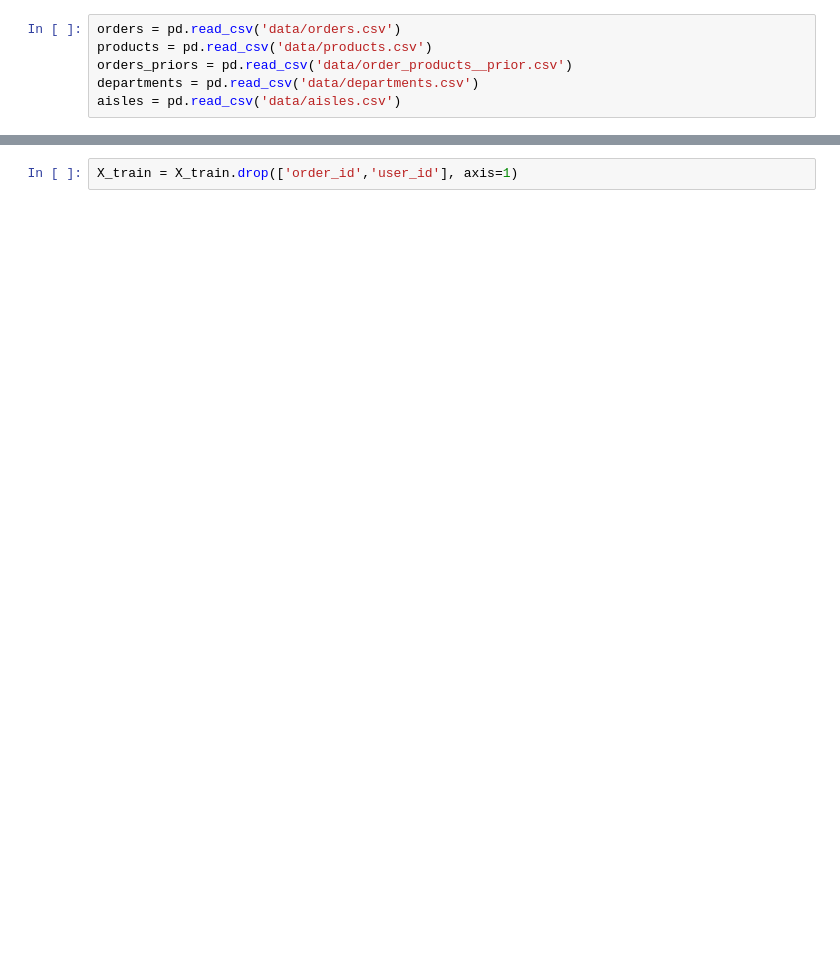
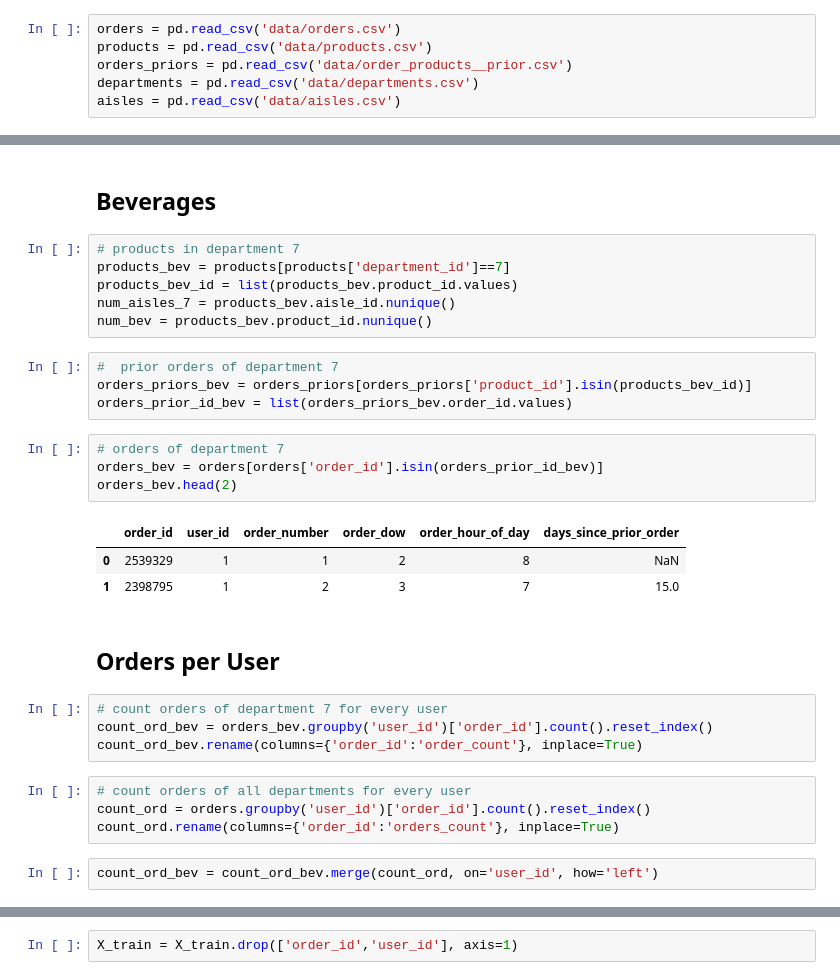
Before and after one commit to vasiach/DataScienceWeb, a Jupyter notebook: datachallenge.ipynb, the cells around one changed output, grey strips where cells are left out. Drawn from its saved outputs; the diff is of its cells as text; blank space fills up the shorter version.

```diff
--- a/datachallenge.ipynb
+++ b/datachallenge.ipynb
@@ -136,0 +37,32 @@ X_train = X_train.fillna(0.0)
+# %% [markdown]
+## Beverages
+# %%
+# products in department 7
+products_bev = products[products['department_id']==7]
+products_bev_id = list(products_bev.product_id.values)
+num_aisles_7 = products_bev.aisle_id.nunique()
+num_bev = products_bev.product_id.nunique()
+# %%
+#  prior orders of department 7
+orders_priors_bev = orders_priors[orders_priors['product_id'].isin(products_bev_id)]
+orders_prior_id_bev = list(orders_priors_bev.order_id.values)
+# %%
+# orders of department 7
+orders_bev = orders[orders['order_id'].isin(orders_prior_id_bev)]
+orders_bev.head(2)
+# %% [output]
+|  | order_id | user_id | order_number | order_dow | order_hour_of_day | days_since_prior_order |
+| 0 | 2539329 | 1 | 1 | 2 | 8 | NaN |
+| 1 | 2398795 | 1 | 2 | 3 | 7 | 15.0 |
+# %% [markdown]
+## Orders per User
+# %%
+# count orders of department 7 for every user
+count_ord_bev = orders_bev.groupby('user_id')['order_id'].count().reset_index()
+count_ord_bev.rename(columns={'order_id':'order_count'}, inplace=True)
+# %%
+# count orders of all departments for every user
+count_ord = orders.groupby('user_id')['order_id'].count().reset_index()
+count_ord.rename(columns={'order_id':'orders_count'}, inplace=True)
+# %%
+count_ord_bev = count_ord_bev.merge(count_ord, on='user_id', how='left')
```
Also changed, not shown: parts of 203 cells of this notebook.
